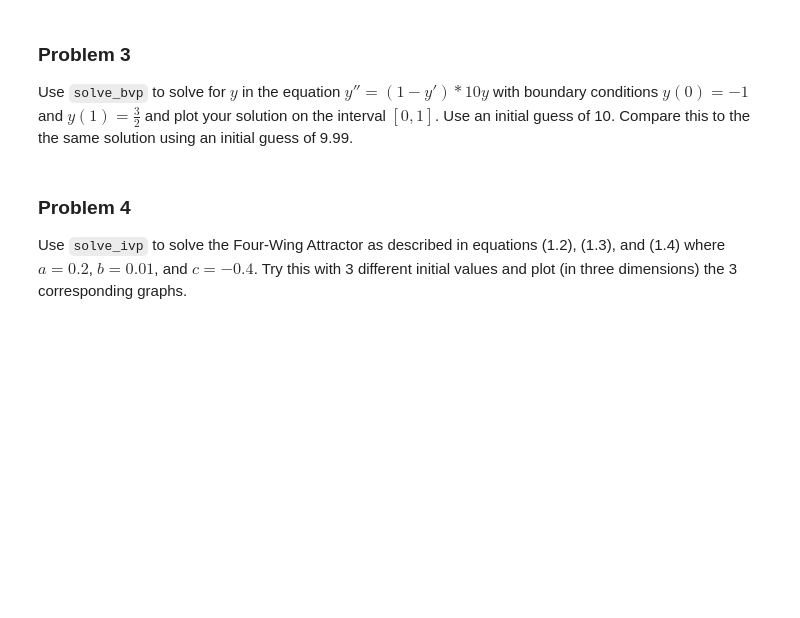
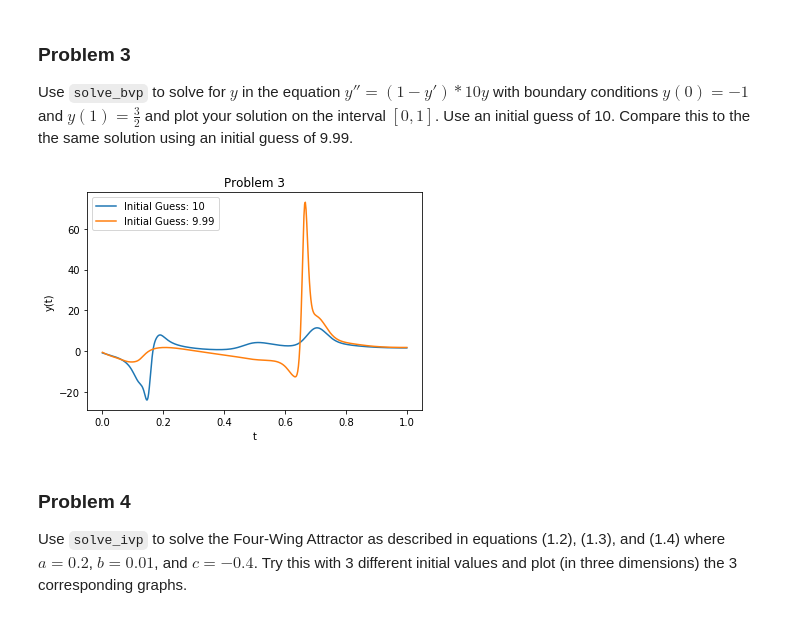
Before and after one commit to binDebug3/volume4, a Jupyter notebook: byu_vol4/BVPIntro/BVPIntro.ipynb, the cells around one changed output. Saved outputs shown, nothing was run; the diff lists cells and outputs as text; code cells hidden in the pictures; blank space fills up the shorter version.

```diff
--- a/byu_vol4/BVPIntro/BVPIntro.ipynb
+++ b/byu_vol4/BVPIntro/BVPIntro.ipynb
@@ -19,6 +79,43 @@ Use `solve_bvp` to solve for $y$ in the equation $y'+y''=-\frac{1}{4}e^{-0.5t}+s
 ### Problem 3
 
 Use `solve_bvp` to solve for $y$ in the equation $y''=(1-y')*10y$ with boundary conditions $y(0)=-1$ and $y(1)=\frac{3}{2}$ and plot your solution on the interval $[0,1]$. Use an initial guess of 10. Compare this to the the same solution using an initial guess of 9.99.
+# %%
+# initialize known values
+a, b = 0, 1
+x, y = -1, 3/2
+
+# element one the ODE function
+ode = lambda t, y: np.array([y[1], 10 * y[0] * (1 - y[1])])
+
+# element two the boundary condition function
+def bc(ya, yb):
+    """
+    Defines the boundary conditions
+    """
+    return np.array([ya[0] - x, yb[0] - y])
+
+# element three the time domain
+t_steps = 50
+t = np.linspace(a, b, t_steps)
+
+# element four the initial guess
+y0 = np.ones((2, t_steps)) * 10
+y1 = np.ones((2, t_steps)) * 9.99
+
+# solve the system
+sol1 = solve_bvp(ode, bc, t, y0)
+sol2 = solve_bvp(ode, bc, t, y1)
+
+# plot the solution
+plt.plot(sol1.x, sol1.y[0], label="Initial Guess: 10")
+plt.plot(sol2.x, sol2.y[0], label="Initial Guess: 9.99")
+plt.xlabel('t')
+plt.ylabel('y(t)')
+plt.title("Problem 3")
+plt.legend()
+plt.show()
+# %% [output]
+[figure, added]
 # %% [markdown]
 ### Problem 4
 Use `solve_ivp` to solve the Four-Wing Attractor as described in equations (1.2), (1.3), and (1.4) where $a=0.2$, $b = 0.01$, and $c = -0.4$. Try this with 3 different initial values and plot (in three dimensions) the 3 corresponding graphs.
```
Also changed, not shown: parts of 4 cells of this notebook, 1 other file.
